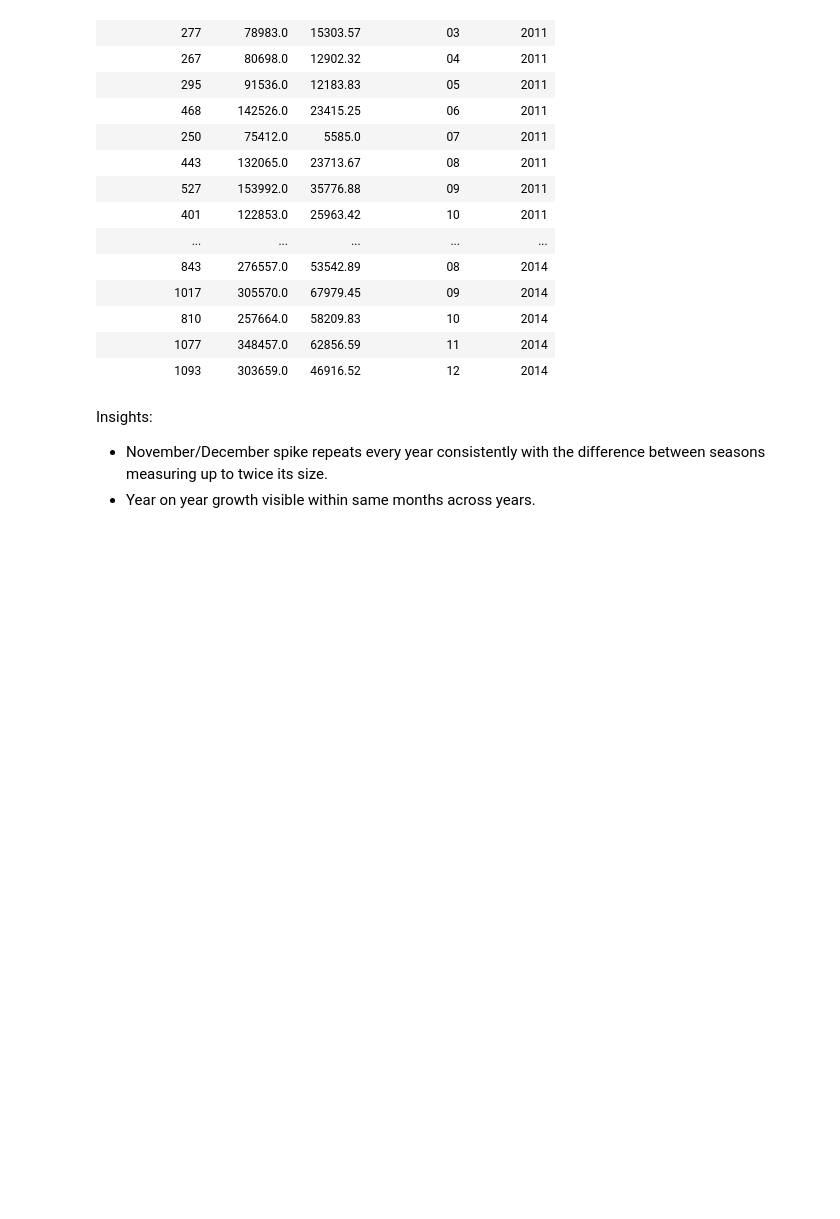
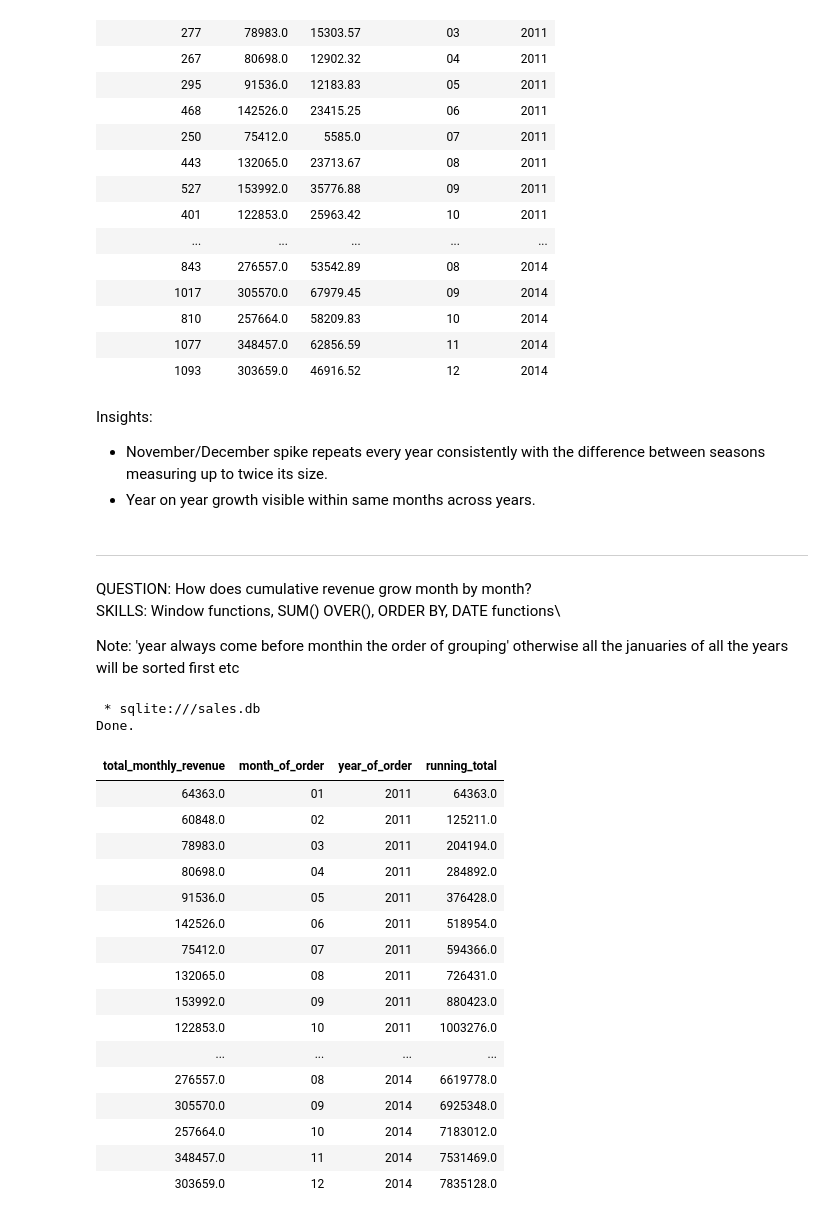
Before and after one commit to moztarib/data-analytics-sql, a Jupyter notebook: notebooks/00_load_data.ipynb, the cells around one changed output. Drawn from its saved outputs; the diff is of its cells as text; code cells hidden in the pictures; blank space fills up the shorter version.

Commit message:
add cumulative analysis  SQL file

```diff
--- a/notebooks/00_load_data.ipynb
+++ b/notebooks/00_load_data.ipynb
@@ -479,3 +513,50 @@ Done.
 Insights:
 - November/December spike repeats every year consistently with the difference between seasons measuring up to twice its size.
 - Year on year growth visible within same months across years.
+# %% [markdown]
+--------------------------------------------------------------------------------------------------------------------------------
+# %% [markdown]
+QUESTION: How does cumulative revenue grow month by month?\
+SKILLS:   Window functions, SUM() OVER(), ORDER BY, DATE functions\
+
+
+Note: 'year always come before monthin the order of grouping' otherwise all the januaries of all the years will be sorted first etc
+# %%
+%%sql
+
+SELECT
+
+ROUND(SUM (sales), 2) AS total_monthly_revenue,
+
+STRFTIME('%m', order_date) AS month_of_order,
+STRFTIME('%Y', order_date) AS year_of_order,
+
+ROUND(SUM(SUM(sales)) OVER
+                        (ORDER BY STRFTIME('%Y', order_date),
+                        STRFTIME('%m', order_date)), 2)
+                        AS running_total
+
+from fact_orders
+WHERE order_date IS NOT NULL
+GROUP BY year_of_order, month_of_order
+ORDER BY year_of_order, month_of_order;
+# %% [output]
+ * sqlite:///sales.db
+Done.
+| total_monthly_revenue | month_of_order | year_of_order | running_total |
+| 64363.0 | 01 | 2011 | 64363.0 |
+| 60848.0 | 02 | 2011 | 125211.0 |
+| 78983.0 | 03 | 2011 | 204194.0 |
+| 80698.0 | 04 | 2011 | 284892.0 |
+| 91536.0 | 05 | 2011 | 376428.0 |
+| 142526.0 | 06 | 2011 | 518954.0 |
+| 75412.0 | 07 | 2011 | 594366.0 |
+| 132065.0 | 08 | 2011 | 726431.0 |
+| 153992.0 | 09 | 2011 | 880423.0 |
+| 122853.0 | 10 | 2011 | 1003276.0 |
+| ... | ... | ... | ... |
+| 276557.0 | 08 | 2014 | 6619778.0 |
+| 305570.0 | 09 | 2014 | 6925348.0 |
+| 257664.0 | 10 | 2014 | 7183012.0 |
+| 348457.0 | 11 | 2014 | 7531469.0 |
+| 303659.0 | 12 | 2014 | 7835128.0 |
```
Also changed, not shown: parts of 8 cells of this notebook, 3 other files.
